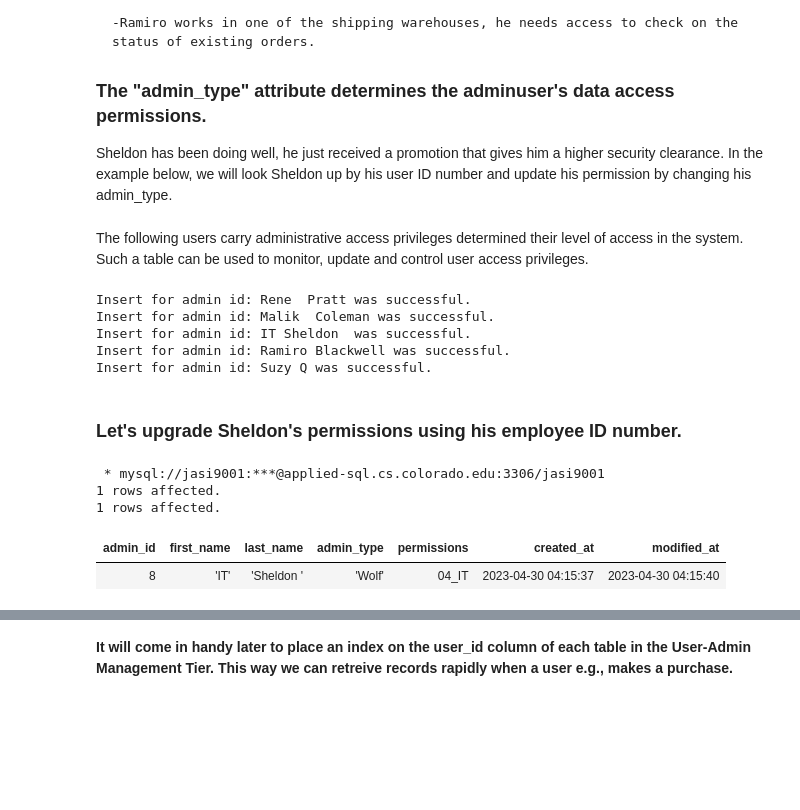
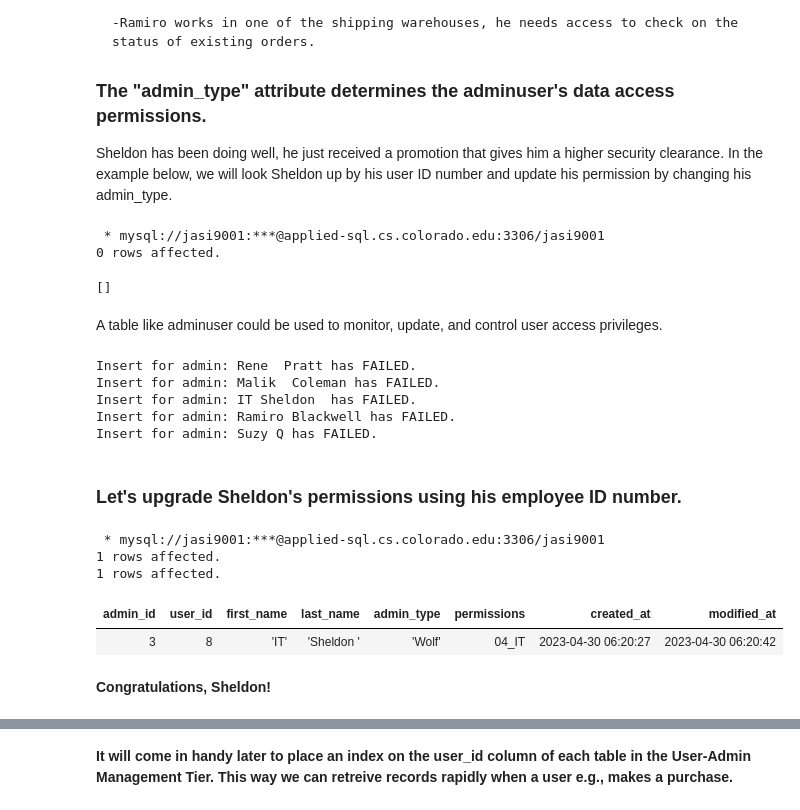
Before and after one commit to Micah614/P2P_Retail_Database, a Jupyter notebook: P2P_DB.ipynb, the cells around one changed output, grey strips where cells are left out. Cells and saved outputs as stored; diff of their text form; code cells hidden in the pictures; blank space fills up the shorter version.

```diff
--- a/P2P_DB.ipynb
+++ b/P2P_DB.ipynb
@@ -218,7 +218,8 @@ Sheldon has been doing well, he just received a promotion that gives him a highe
 # %%
 %%sql
 CREATE TABLE adminuser (
-    admin_id INT PRIMARY KEY,  # foreign key, references 'user.user_id'
+    admin_id INT PRIMARY KEY AUTO_INCREMENT,  # foreign key, references 'user.user_id'
+    user_id INT,
     first_name VARCHAR(30),
     last_name VARCHAR(30),
     admin_type VARCHAR(30),  # BusinessAdmin / Requisitioner / IT / Warehouse
@@ -226,11 +227,16 @@ CREATE TABLE adminuser (
     created_at TIMESTAMP DEFAULT CURRENT_TIMESTAMP,
     modified_at TIMESTAMP DEFAULT CURRENT_TIMESTAMP ON UPDATE CURRENT_TIMESTAMP,
 
-    CONSTRAINT ADMINUSER_isA_USER FOREIGN KEY (admin_id) REFERENCES user(user_id) ON DELETE CASCADE #
+
+    UNIQUE KEY(user_id, first_name),  # duplicate admin records are a no-no.
+    CONSTRAINT ADMINUSER_isA_USER FOREIGN KEY (user_id) REFERENCES user(user_id) ON DELETE CASCADE #
 );
-#
+# %% [output]
+ * mysql://jasi9001:***@applied-sql.cs.colorado.edu:3306/jasi9001
+0 rows affected.
+[]
 # %% [markdown]
-The following users carry administrative access privileges determined their level of access in the system. Such a table can be used to monitor, update and control user access privileges.
+A table like adminuser could be used to monitor, update, and control user access privileges.
 # %%
 admins = [[6, "Rene ","Pratt", 'BusinessAdmin', '01_admin'],
           [7, "Malik ","Coleman", 'Requisitioner', '02_purchaser'],
@@ -240,7 +246,7 @@ admins = [[6, "Rene ","Pratt", 'BusinessAdmin', '01_admin'],
 # %%
 insert_admins = """
 INSERT INTO
-    adminuser (admin_id, first_name, last_name, admin_type, permissions)
+    adminuser (user_id, first_name, last_name, admin_type, permissions)
 VALUES
     ("%s","%s","%s","%s","%s");
 """
@@ -249,32 +255,34 @@ for admin in admins:
     # res = con.execute(insert_admins, admin[0], admin[1], admin[2])
     try:
         res = con.execute(insert_admins, admin[0], admin[1], admin[2], admin[3], admin[4])
-        print("Insert for admin id:", admin[1], admin[2], "was successful.")
+        print("Insert for admin:", admin[1], admin[2], "was successful.")
     except:
-        print("Insert for admin id:", admin[1], admin[2], "has FAILED.")
+        print("Insert for admin:", admin[1], admin[2], "has FAILED.")
 # %% [output]
-Insert for admin id: Rene  Pratt was successful.
-Insert for admin id: Malik  Coleman was successful.
-Insert for admin id: IT Sheldon  was successful.
-Insert for admin id: Ramiro Blackwell was successful.
-Insert for admin id: Suzy Q was successful.
+Insert for admin: Rene  Pratt has FAILED.
+Insert for admin: Malik  Coleman has FAILED.
+Insert for admin: IT Sheldon  has FAILED.
+Insert for admin: Ramiro Blackwell has FAILED.
+Insert for admin: Suzy Q has FAILED.
 # %% [markdown]
 ### Let's upgrade Sheldon's permissions using his employee ID number.
 # %%
 %%sql
 UPDATE adminuser
 SET
     permissions = '04_IT'
 WHERE
-    admin_id = 8;
+    user_id = 8;
 
-SELECT * FROM adminuser WHERE admin_id = '8';
+SELECT * FROM adminuser WHERE user_id = '8';
 # %% [output]
  * mysql://jasi9001:***@applied-sql.cs.colorado.edu:3306/jasi9001
 1 rows affected.
 1 rows affected.
-| admin_id | first_name | last_name | admin_type | permissions | created_at | modified_at |
-| 8 | 'IT' | 'Sheldon ' | 'Wolf' | 04_IT | 2023-04-30 04:15:37 | 2023-04-30 04:15:40 |
+| admin_id | user_id | first_name | last_name | admin_type | permissions | created_at | modified_at |
+| 3 | 8 | 'IT' | 'Sheldon ' | 'Wolf' | 04_IT | 2023-04-30 06:20:27 | 2023-04-30 06:20:42 |
+# %% [markdown]
+<b>Congratulations, Sheldon!</b>
 # %%
 %%sql
 select * from adminuser;
```
Also changed, not shown: parts of 31 cells of this notebook.
